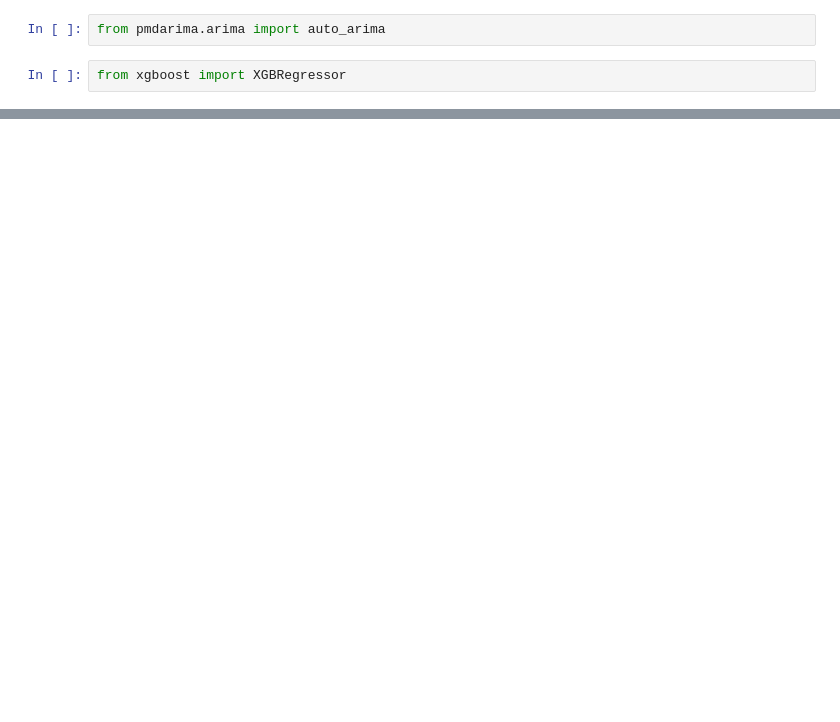
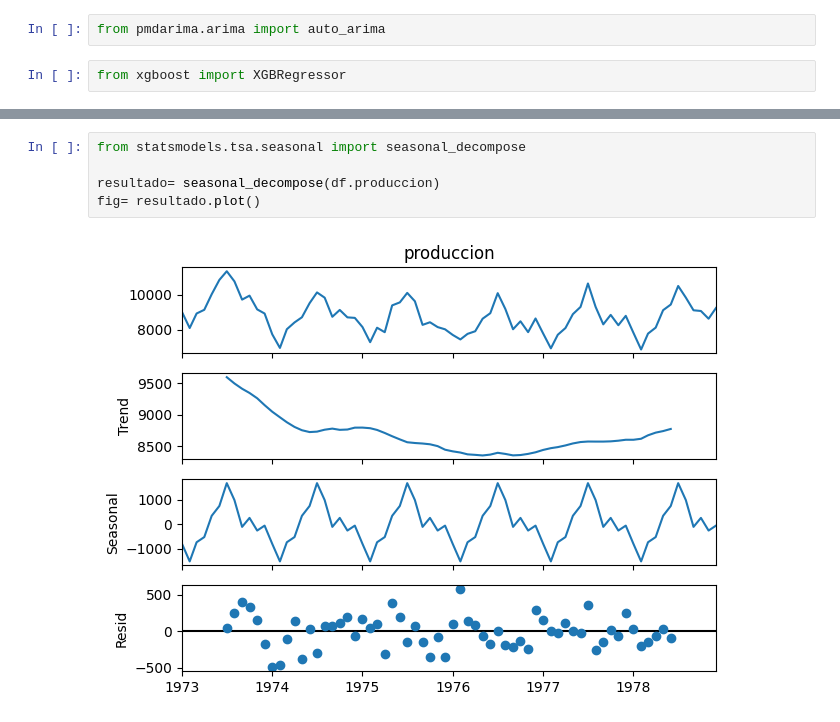
Before and after one commit to DajeanArcila/DajeanArcila, a Jupyter notebook: PROJETO_ARIMA.ipynb, the cells around one changed output, grey strips where cells are left out. Saved outputs shown, nothing was run; the diff lists cells and outputs as text; blank space fills up the shorter version.

```diff
--- a/PROJETO_ARIMA.ipynb
+++ b/PROJETO_ARIMA.ipynb
@@ -72,0 +78,7 @@ ValueError: Length mismatch: Expected axis has 2 elements, new values have 1 ele
+# %%
+from statsmodels.tsa.seasonal import seasonal_decompose
+
+resultado= seasonal_decompose(df.produccion)
+fig= resultado.plot()
+# %% [output]
+[figure, added]
```
Also changed, not shown: parts of 26 cells of this notebook.
